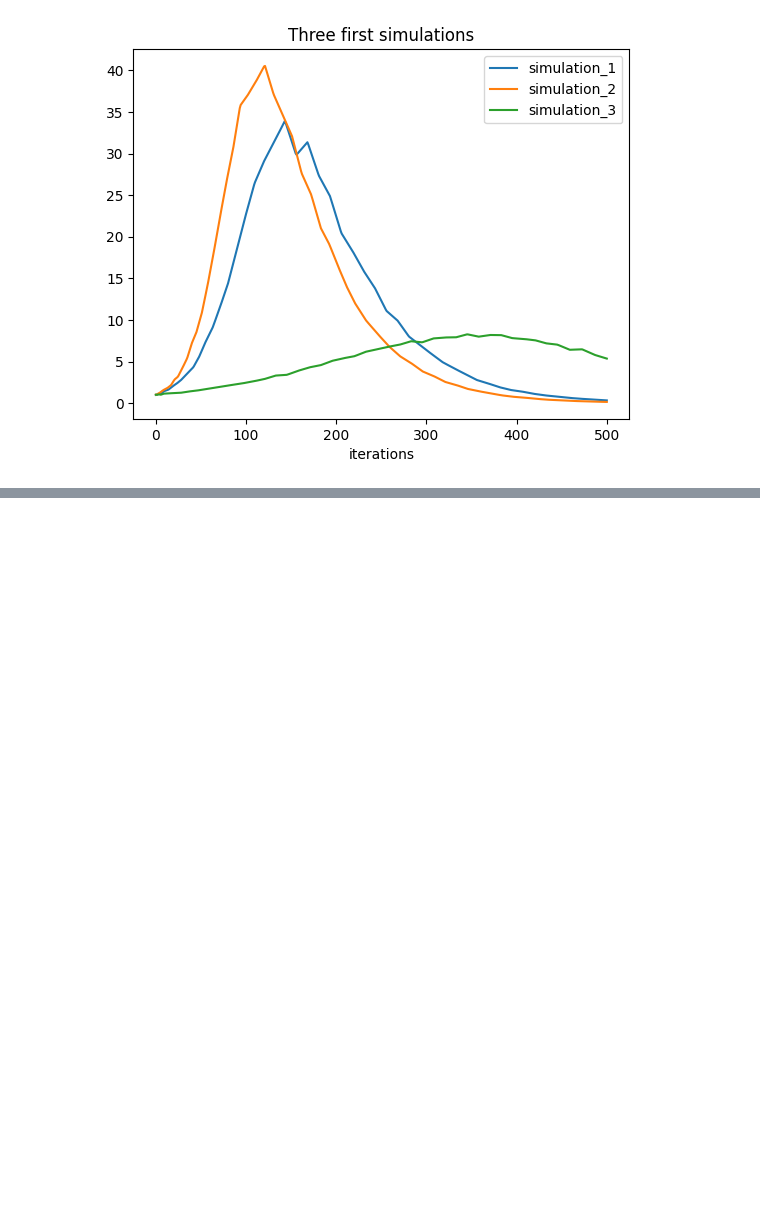
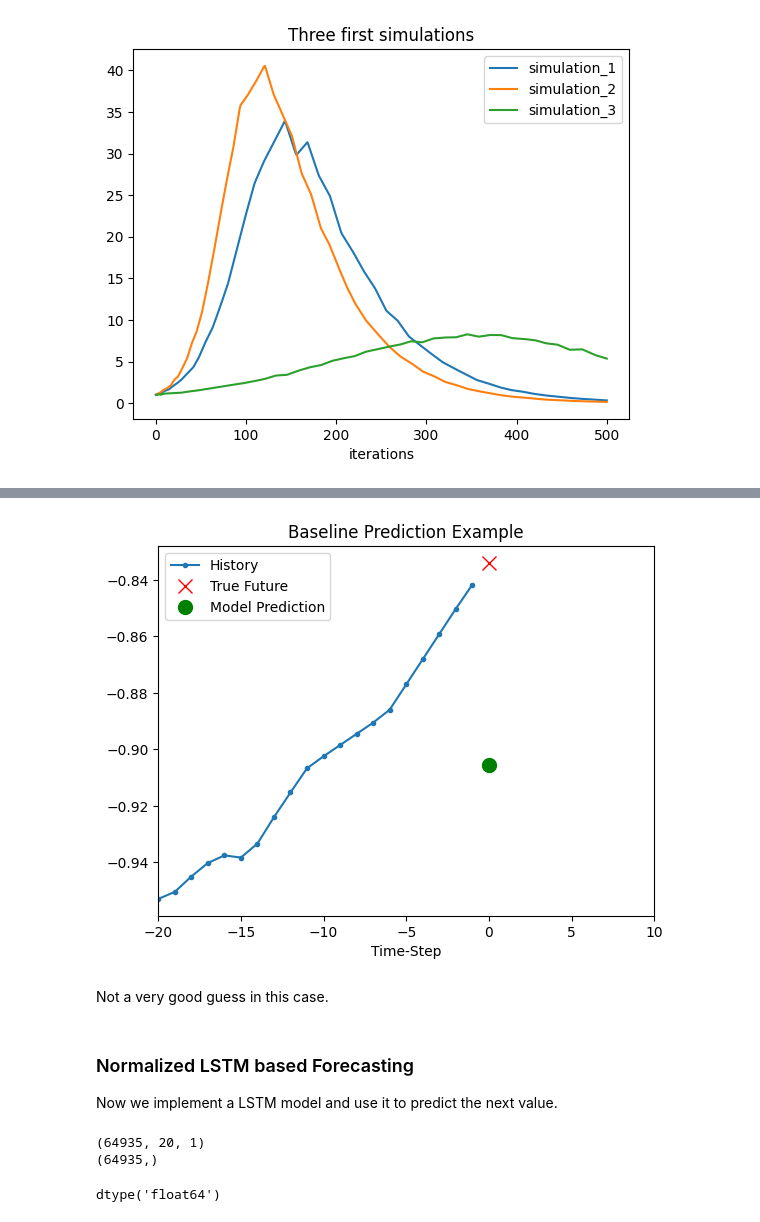
Before and after one commit to kallefrisk/Schoolwork, a Jupyter notebook: Python/DeepLearning/Recurrent_Neural_Net_Demonstration.ipynb, the cells around one changed output, grey strips where cells are left out. Saved outputs shown, nothing was run; the diff lists cells and outputs as text; code cells hidden in the pictures; blank space fills up the shorter version.

```diff
--- a/Python/DeepLearning/Recurrent_Neural_Net_Demonstration.ipynb
+++ b/Python/DeepLearning/Recurrent_Neural_Net_Demonstration.ipynb
@@ -64,0 +186,23 @@ The shape of the training and test datasets: (135, 501) (15, 501)
+# %%
+
+def baseline(history):
+    return np.mean(history)
+# %%
+fig, ax = show_plot([x_train_uni[0], y_train_uni[0], baseline(x_train_uni[0])], 0, 'Baseline Prediction Example')
+plt.show()
+# %% [output]
+[figure, added]
+# %% [markdown]
+Not a very good guess in this case.
+# %% [markdown]
+### Normalized LSTM based Forecasting
+
+Now we implement a LSTM model and use it to predict the next value.
+# %%
+print (x_train_uni.shape)
+print (y_train_uni.shape)
+x_train_uni.dtype
+# %% [output]
+(64935, 20, 1)
+(64935,)
+dtype('float64')
```
Also changed, not shown: parts of 17 cells of this notebook.
